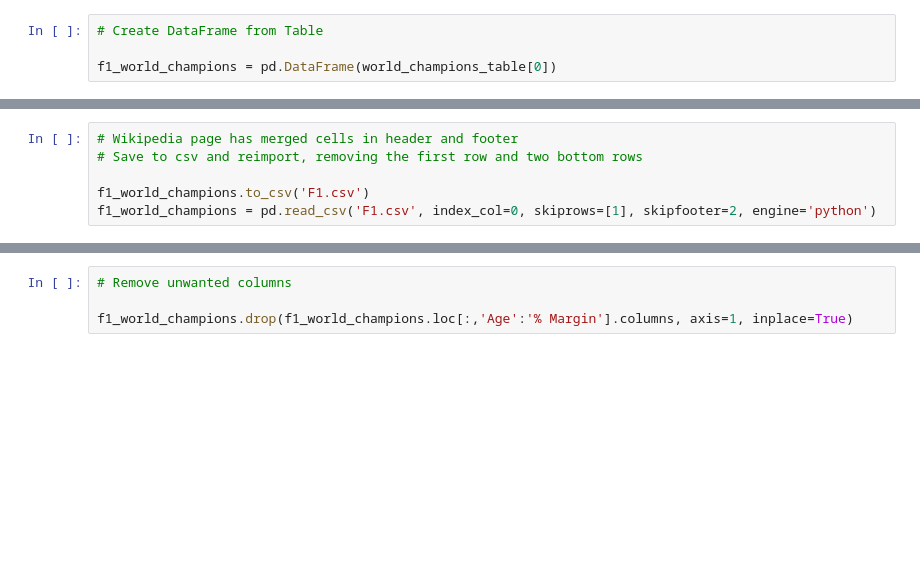
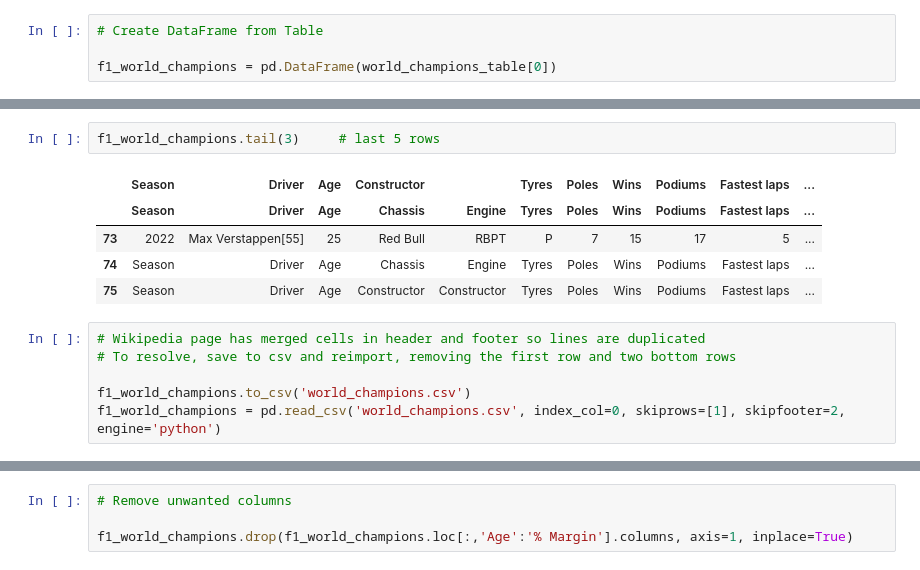
Before and after one commit to jphannaford/UCDPA_justinhannaford, a Jupyter notebook: Formula_One_Analysis.ipynb, the cells around one changed output, grey strips where cells are left out. Saved outputs shown, nothing was run; the diff lists cells and outputs as text; blank space fills up the shorter version.

```diff
--- a/Formula_One_Analysis.ipynb
+++ b/Formula_One_Analysis.ipynb
@@ -218,6 +252,14 @@ f1_world_champions = pd.DataFrame(world_champions_table[0])
+# %%
+f1_world_champions.tail(3)     # last 5 rows
+# %% [output]
+|  | Season | Driver | Age | Constructor |  | Tyres | Poles | Wins | Podiums | Fastest laps | ... |
+|  | Season | Driver | Age | Chassis | Engine | Tyres | Poles | Wins | Podiums | Fastest laps | ... |
+| 73 | 2022 | Max Verstappen[55] | 25 | Red Bull | RBPT | P | 7 | 15 | 17 | 5 | ... |
+| 74 | Season | Driver | Age | Chassis | Engine | Tyres | Poles | Wins | Podiums | Fastest laps | ... |
+| 75 | Season | Driver | Age | Constructor | Constructor | Tyres | Poles | Wins | Podiums | Fastest laps | ... |
 # %%
-# Wikipedia page has merged cells in header and footer
-# Save to csv and reimport, removing the first row and two bottom rows
+# Wikipedia page has merged cells in header and footer so lines are duplicated
+# To resolve, save to csv and reimport, removing the first row and two bottom rows
 
-f1_world_champions.to_csv('F1.csv')
-f1_world_champions = pd.read_csv('F1.csv', index_col=0, skiprows=[1], skipfooter=2, engine='python')
+f1_world_champions.to_csv('world_champions.csv')
+f1_world_champions = pd.read_csv('world_champions.csv', index_col=0, skiprows=[1], skipfooter=2, engine='python')
```
Also changed, not shown: parts of 240 cells of this notebook.
